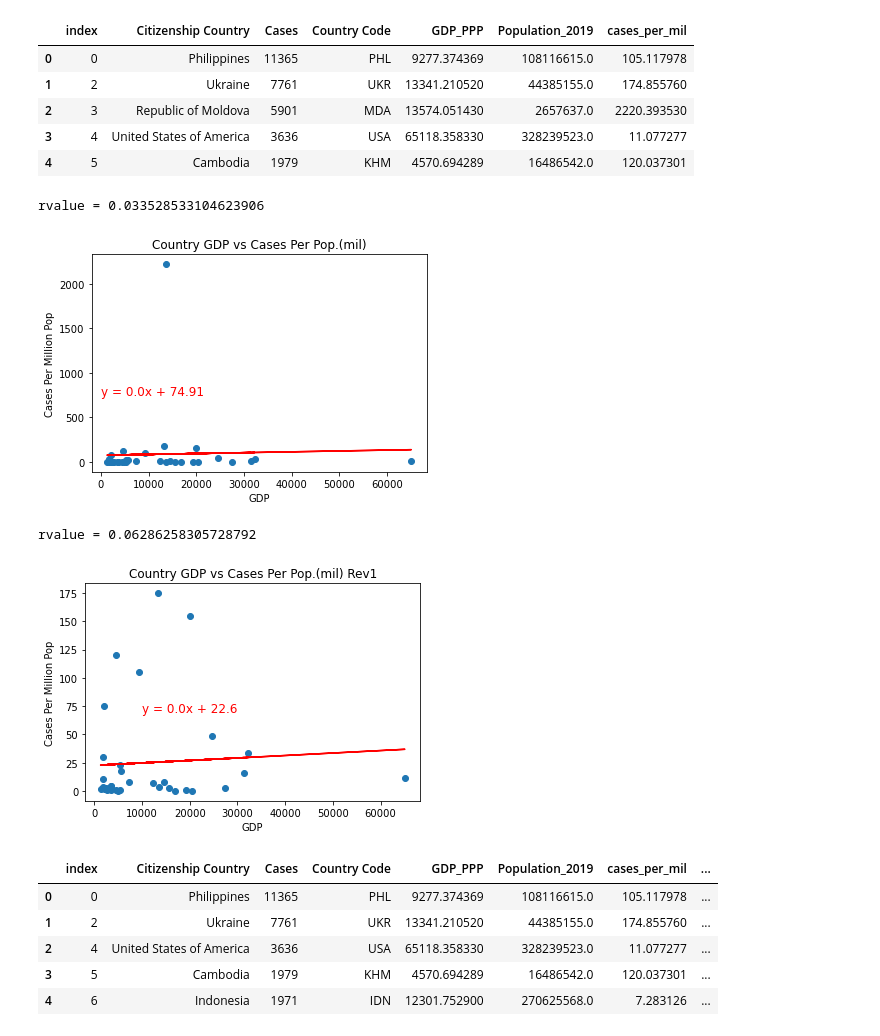
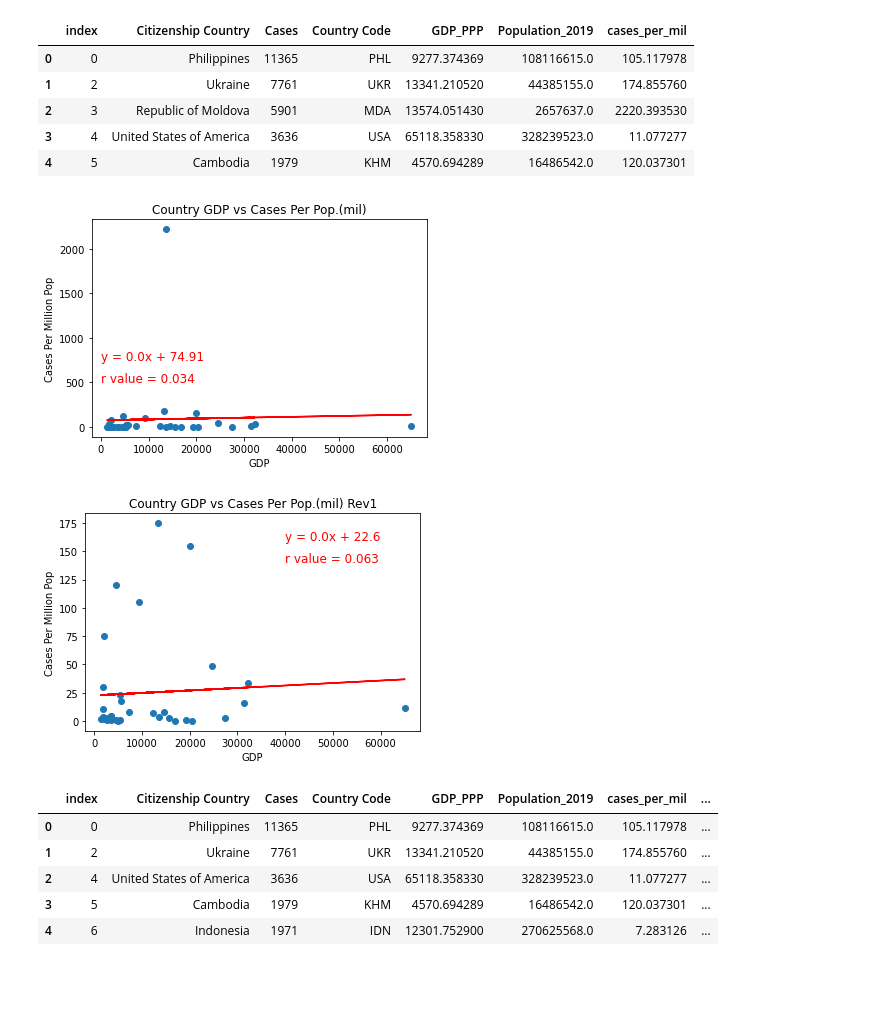
Before and after one commit to saronraut/Human-Trafficking-Awareness, a Jupyter notebook: Shirley/Economics_SJL.ipynb, the cells around one changed output. Drawn from its saved outputs; the diff is of its cells as text; code cells hidden in the pictures; blank space fills up the shorter version.

```diff
--- a/Shirley/Economics_SJL.ipynb
+++ b/Shirley/Economics_SJL.ipynb
@@ -273,39 +292,39 @@ y_values = GDP_pop_citizen_df['cases_per_mil']
 (slope, intercept, rvalue, pvalue, stderr) = linregress(x_values, y_values)
 regress_values = x_values * slope + intercept
 line_eq = "y = " + str(round(slope,2)) + "x + " + str(round(intercept,2))
+rvalue_note = (f'r value = {round(rvalue,3)}')
 plt.scatter(x_values,y_values)
 plt.plot(x_values,regress_values,"r-")
 plt.annotate(line_eq,(0,750),fontsize=12,color="red")
+plt.annotate(rvalue_note,(0,500),fontsize=12,color="red")
 plt.ylabel('Cases Per Million Pop')
 plt.xlabel('GDP')
 plt.title('Country GDP vs Cases Per Pop.(mil)')
 plt.savefig('How Does GDP relate to Cases')
-print(f'rvalue = {rvalue}')
 plt.show()
 # %% [output]
-rvalue = 0.033528533104623906
-[figure, old version]
+[figure, new version]
 # %%
 #remove Republic of Moldova from dataset since it is an outlier
 GDP_pop_citizen_df_limit = GDP_pop_citizen_df[GDP_pop_citizen_df['Citizenship Country']!= 'Republic of Moldova' ]
 
 x_values = GDP_pop_citizen_df_limit['GDP_PPP']
 y_values = GDP_pop_citizen_df_limit['cases_per_mil']
 (slope, intercept, rvalue, pvalue, stderr) = linregress(x_values, y_values)
 regress_values = x_values * slope + intercept
 line_eq = "y = " + str(round(slope,2)) + "x + " + str(round(intercept,2))
+rvalue_note = (f'r value = {round(rvalue,3)}')
+plt.annotate(rvalue_note,(40000,140),fontsize=12,color="red")
 plt.scatter(x_values,y_values)
 plt.plot(x_values,regress_values,"r-")
-plt.annotate(line_eq,(10000,70),fontsize=12,color="red")
+plt.annotate(line_eq,(40000,160),fontsize=12,color="red")
 plt.ylabel('Cases Per Million Pop')
 plt.xlabel('GDP')
 plt.title('Country GDP vs Cases Per Pop.(mil) Rev1')
 plt.savefig('How Does GDP relate to Cases Rev1')
-print(f'rvalue = {rvalue}')
 plt.show()
 # %% [output]
-rvalue = 0.06286258305728792
-[figure, old version]
+[figure, new version]
 # %%
 #data file to work with for population
 dem_file = '../data/political-regime-updated2016.csv'
```
Also changed, not shown: parts of 5 cells of this notebook, 5 other files.
